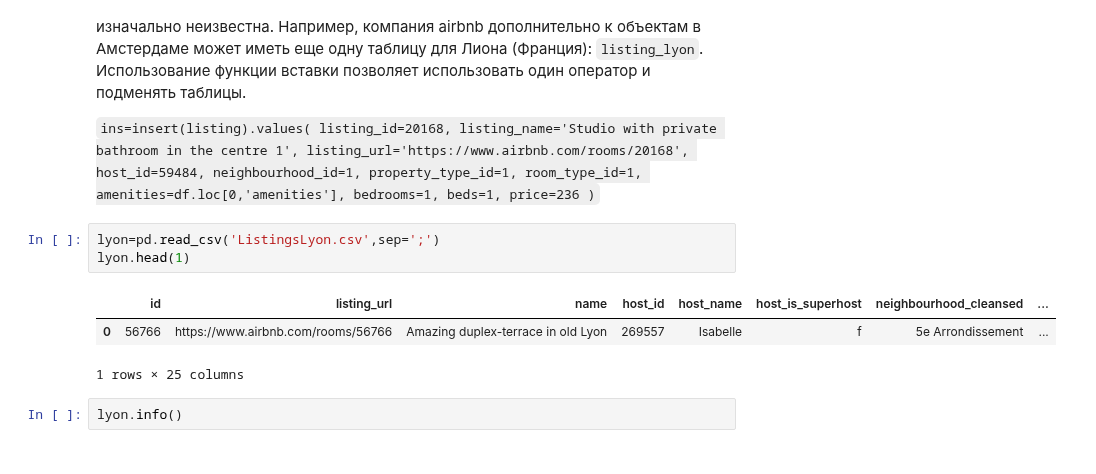
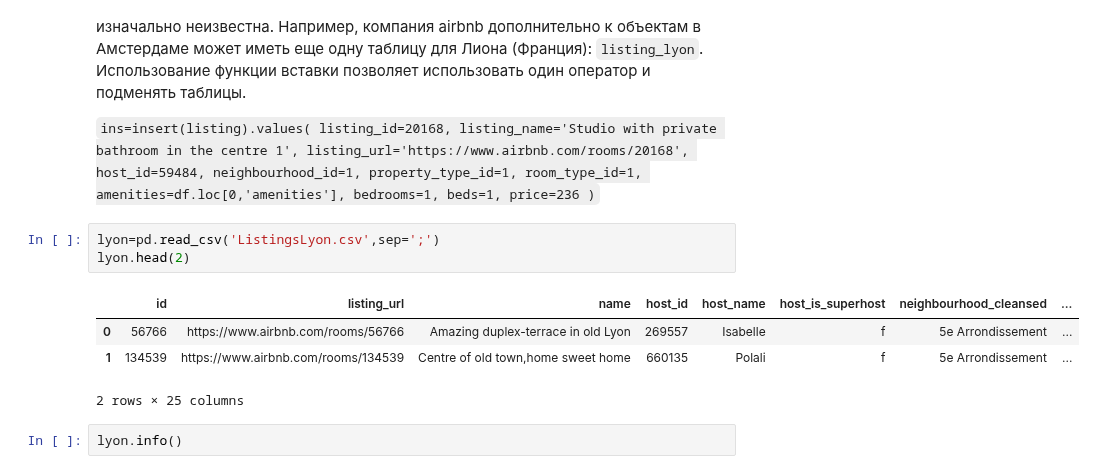
Before and after one commit to GeorgiyDemo/FA, a Jupyter notebook: Course II/Python_SQL/pract/pract3/T01_Core/T01_Core.ipynb, the cells around one changed output. Drawn from its saved outputs; the diff is of its cells as text.

```diff
--- a/Course II/Python_SQL/pract/pract3/T01_Core/T01_Core.ipynb
+++ b/Course II/Python_SQL/pract/pract3/T01_Core/T01_Core.ipynb
@@ -529,11 +612,12 @@ df['beds']=pd.to_numeric(df['beds'], downcast='integer')`
 )`
 # %%
 lyon=pd.read_csv('ListingsLyon.csv',sep=';')
-lyon.head(1)
+lyon.head(2)
 # %% [output]
 |  | id | listing_url | name | host_id | host_name | host_is_superhost | neighbourhood_cleansed | ... |
 | 0 | 56766 | https://www.airbnb.com/rooms/56766 | Amazing duplex-terrace in old Lyon | 269557 | Isabelle | f | 5e Arrondissement | ... |
+| 1 | 134539 | https://www.airbnb.com/rooms/134539 | Centre of old town,home sweet home | 660135 | Polali | f | 5e Arrondissement | ... |
-1 rows × 25 columns
+2 rows × 25 columns
 # %%
 lyon.info()
 # %% [output]
```
Also changed, not shown: parts of 7 cells of this notebook, 3 other files.
